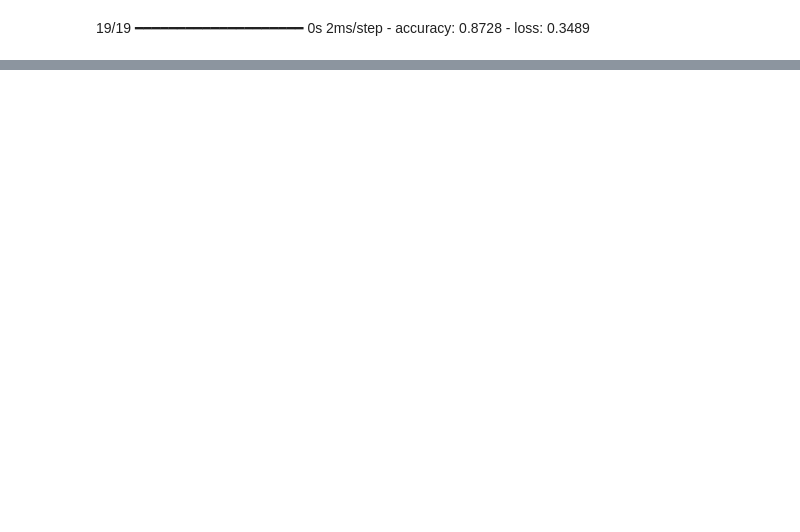
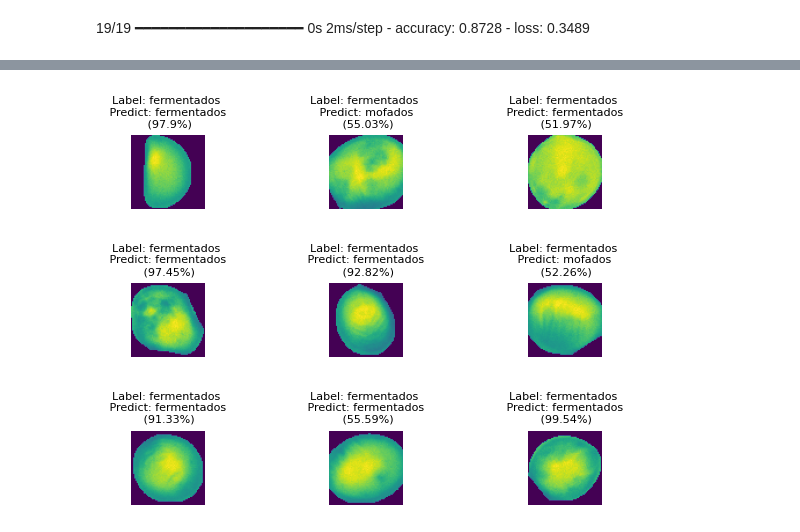
Before and after one commit to duardoliveiras/soya-analysis, a Jupyter notebook: Training/Training.ipynb, the cells around one changed output, grey strips where cells are left out. Saved outputs shown, nothing was run; the diff lists cells and outputs as text; code cells hidden in the pictures; blank space fills up the shorter version.

```diff
--- a/Training/Training.ipynb
+++ b/Training/Training.ipynb
@@ -223,7 +215,6 @@ model = models.Sequential([
     layers.MaxPooling2D((2, 2)),
     layers.Conv2D(64, (3, 3), activation='relu'),
     layers.MaxPooling2D((2, 2)),
-    layers.Conv2D(64, (3, 3), activation='relu'),
     layers.Flatten(),
     layers.Dense(64, activation='relu'),
     layers.Dense(n_classes, activation='softmax')  # Camada de saída com softmax para n classes
@@ -414,7 +403,6 @@ Error:
 # %%
 import tensorflow as tf
 
-model = tf.keras.models.load_model("models/model_new5.keras")
 
 for images_batch, labels_batch in test_ds.take(1):
     for i in range(9):
@@ -432,3 +420,4 @@ for images_batch, labels_batch in test_ds.take(1):
         plt.imshow(im_to_show)
         plt.axis('off')
         plt.title(f'Label: {id_to_label[label.numpy()]} \n Predict: {id_to_label[best_predict]} \n ({confidence}%)', fontsize=8)
+# %% [output]
@@ -435 +433,2 @@ for images_batch, labels_batch in test_ds.take(1):
+[figure, added]
 # %%
```
Also changed, not shown: parts of 12 cells of this notebook, 6 other files.
